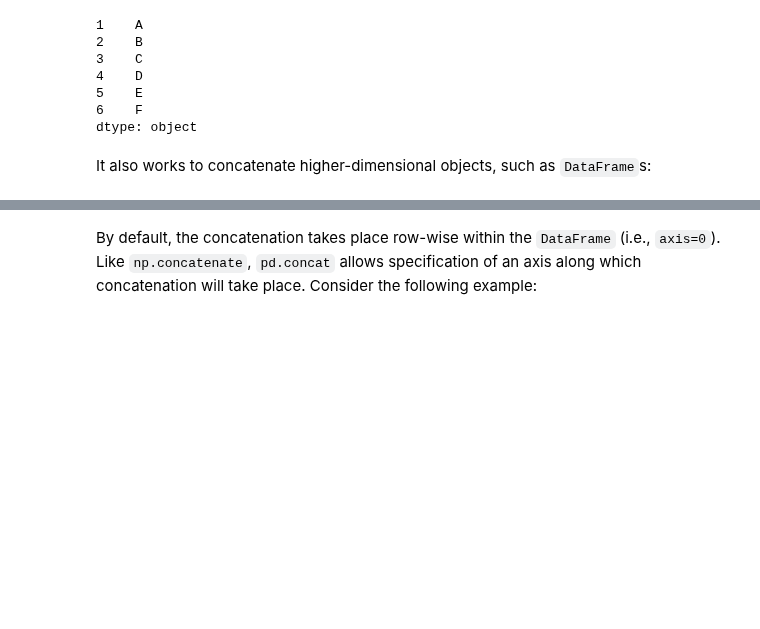
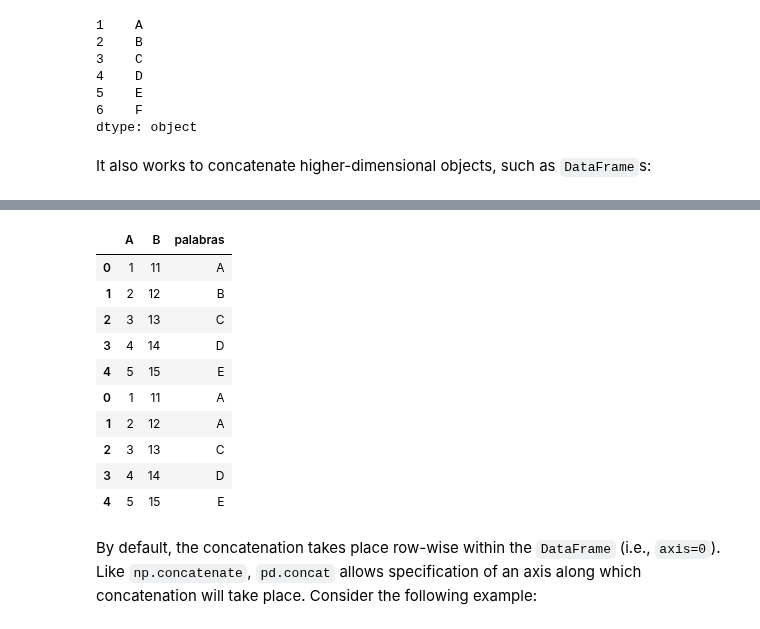
Before and after one commit to nichoces/dsft-jun23, a Jupyter notebook: 2_Data_analysis/2-Pandas/5_Concat-And-Append.ipynb, the cells around one changed output, grey strips where cells are left out. Saved outputs shown, nothing was run; the diff lists cells and outputs as text; code cells hidden in the pictures; blank space fills up the shorter version.

```diff
--- a/2_Data_analysis/2-Pandas/5_Concat-And-Append.ipynb
+++ b/2_Data_analysis/2-Pandas/5_Concat-And-Append.ipynb
@@ -78,0 +210,3 @@ array([[1, 2, 3, 4, 5, 6, 7, 8, 9]])
+# %%
+df.palabras = df["palabras"].apply(str.upper)
+df
@@ -78,0 +220,5 @@ array([[1, 2, 3, 4, 5, 6, 7, 8, 9]])
+# %%
+df2 = pd.DataFrame()
+df2['A'] = [1,2,3,4,5]
+df2['B'] = [6,7,8,9,10]
+df2
@@ -78,0 +232,4 @@ array([[1, 2, 3, 4, 5, 6, 7, 8, 9]])
+# %%
+#df.apply(lambda x: x**2)
+df2.apply(lambda x: x*1.)
+df['A'] = df2.A.apply(lambda x: x*1.)
@@ -155,0 +317,4 @@ pd.concat([df1, df2], axis = 1)
+# %%
+df_otro = df.copy()
+df_otro.loc[1,"palabras"] = "A"
+df_otro
@@ -156,3 +328,17 @@ pd.concat([df1, df2], axis = 1)
+# %%
+pd.concat([df, df_otro])
+# %% [output]
+|  | A | B | palabras |
+| 0 | 1 | 11 | A |
+| 1 | 2 | 12 | B |
+| 2 | 3 | 13 | C |
+| 3 | 4 | 14 | D |
+| 4 | 5 | 15 | E |
+| 0 | 1 | 11 | A |
+| 1 | 2 | 12 | A |
+| 2 | 3 | 13 | C |
+| 3 | 4 | 14 | D |
+| 4 | 5 | 15 | E |
 # %% [markdown]
 By default, the concatenation takes place row-wise within the ``DataFrame`` (i.e., ``axis=0``).
 Like ``np.concatenate``, ``pd.concat`` allows specification of an axis along which concatenation will take place.
```
Also changed, not shown: parts of 23 cells of this notebook, 1 other file.
